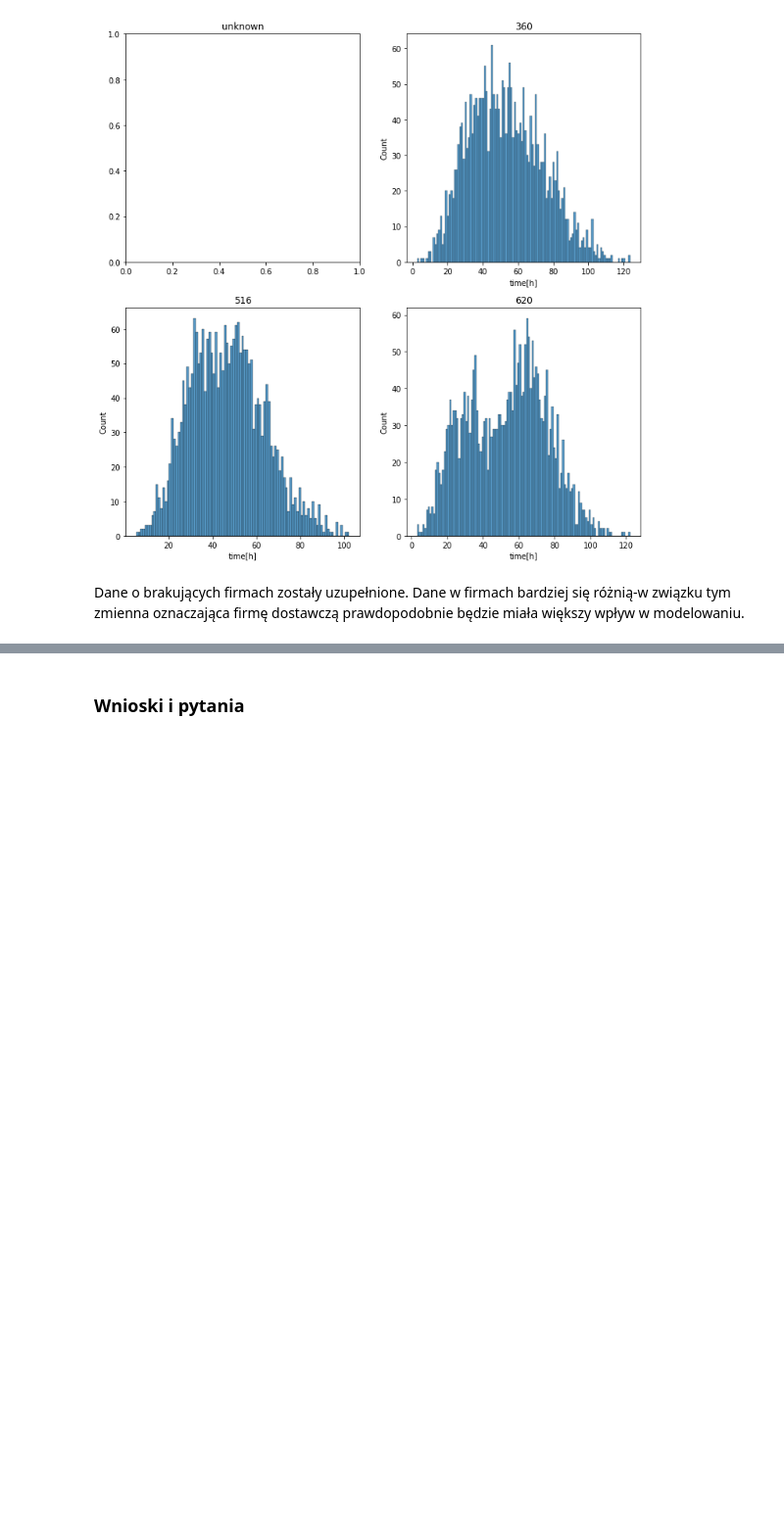
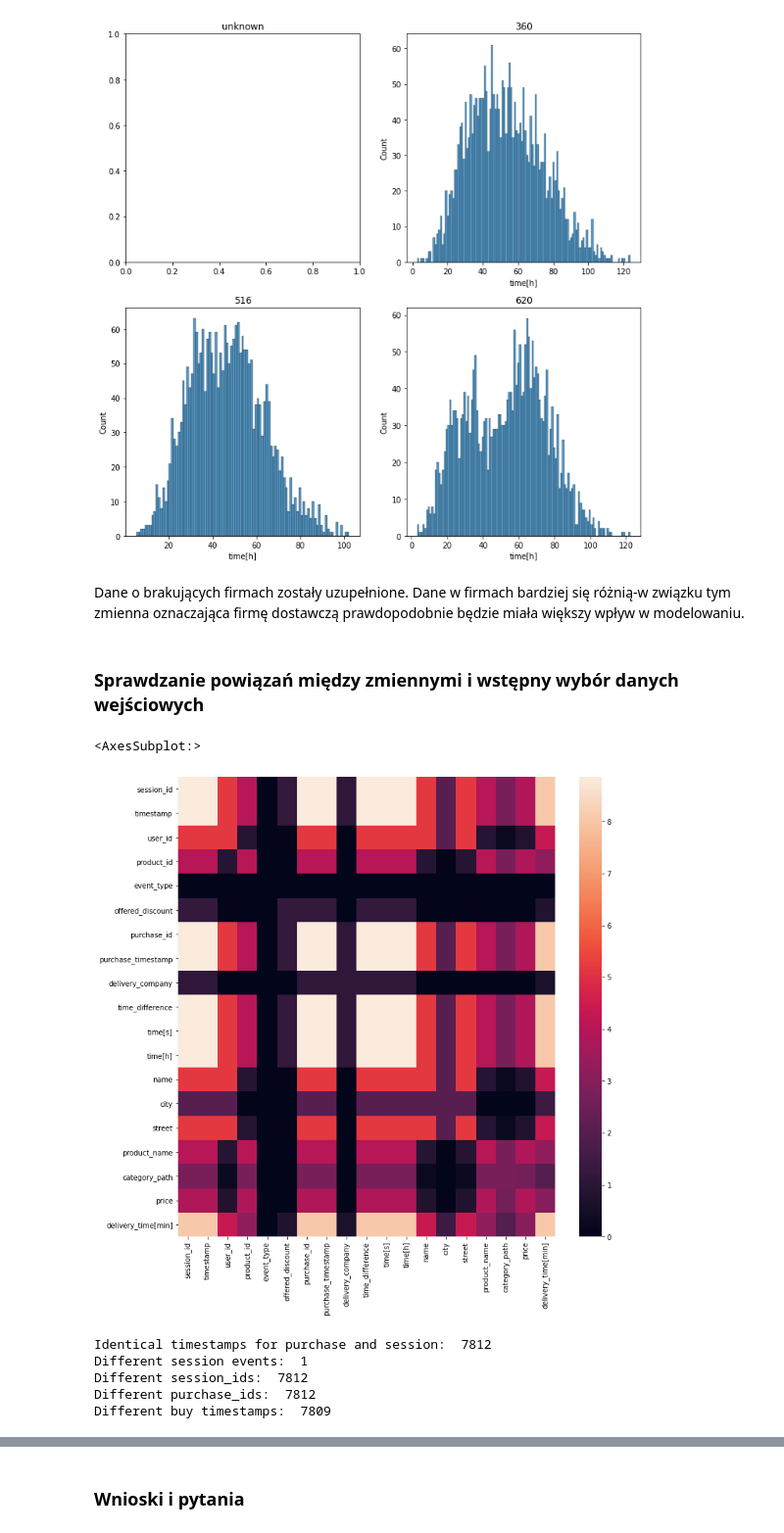
Before and after one commit to RafalUzarowicz/IUM, a Jupyter notebook: etap1.ipynb, the cells around one changed output, grey strips where cells are left out. Shown at 98% size. Cells and saved outputs as stored; diff of their text form; code cells hidden in the pictures; blank space fills up the shorter version.

```diff
--- a/etap1.ipynb
+++ b/etap1.ipynb
@@ -98,3 +84,7 @@ products  :  ['product_id', 'product_name', 'category_path', 'price']
 sessions  :  ['session_id', 'timestamp', 'user_id', 'product_id', 'event_type', 'offered_discount', 'purchase_id']
 users  :  ['user_id', 'name', 'city', 'street']
 deliveries  :  ['purchase_id', 'purchase_timestamp', 'delivery_timestamp', 'delivery_company']
+# %%
+for key, value in data_v1.items():
+    for column in value.columns.tolist():
+        print(column, " : ", data_v1[key][column].dtypes)
@@ -621,3 +629,45 @@ plt.show()
 # %% [markdown]
 Dane o brakujących firmach zostały uzupełnione. Dane w firmach bardziej się różnią-w związku tym zmienna oznaczająca
 firmę dostawczą prawdopodobnie będzie miała większy wpływ w modelowaniu.
+# %% [markdown]
+### Sprawdzanie powiązań między zmiennymi i wstępny wybór danych wejściowych
+# %%
+from sklearn.metrics import mutual_info_score
+
+def calc_mutual_info_score(df):
+  attributes = df.columns.to_list()
+  scores = pd.DataFrame(data = np.zeros((len(attributes), len(attributes))), columns = attributes, index = attributes)
+  for i in range(len(attributes)):
+    for j in range(i, len(attributes)):
+      at1 = attributes[i]
+      at2 = attributes[j]
+      mi_score = mutual_info_score(df[at1], df[at2])
+      scores[at1][at2] = mi_score
+      scores[at2][at1] = mi_score
+  return scores
+
+#data prep
+merged_full["purchase_timestamp"] = pd.to_datetime ( merged_full["purchase_timestamp"], format='%Y-%m-%dT%H:%M', errors="coerce")
+merged_full['delivery_timestamp'] = pd.to_datetime ( merged_full["delivery_timestamp"], format='%Y-%m-%dT%H:%M:%S', errors="coerce")
+merged_full["delivery_time[min]"] = (merged_full['delivery_timestamp'] - merged_full["purchase_timestamp"]).apply(lambda x: x.total_seconds()//60)
+temp = merged_full.drop(labels=["delivery_timestamp"], axis=1)
+temp = temp.dropna()
+
+mi_scores = calc_mutual_info_score(temp)
+plt.figure(figsize=(12,12))
+sns.heatmap(mi_scores)
+# %% [output]
+<AxesSubplot:>
+[figure, added]
+# %%
+print("Identical timestamps for purchase and session: ",len(merged_full[merged_full["timestamp"] == merged_full["purchase_timestamp"]]))
+print("Different session events: ", merged_full["event_type"].nunique())
+print("Different session_ids: ", merged_full["session_id"].nunique())
+print("Different purchase_ids: ", merged_full["purchase_id"].nunique())
+print("Different buy timestamps: ", merged_full["timestamp"].nunique())
+# %% [output]
+Identical timestamps for purchase and session:  7812
+Different session events:  1
+Different session_ids:  7812
+Different purchase_ids:  7812
+Different buy timestamps:  7809
```
Also changed, not shown: parts of 14 cells of this notebook.
